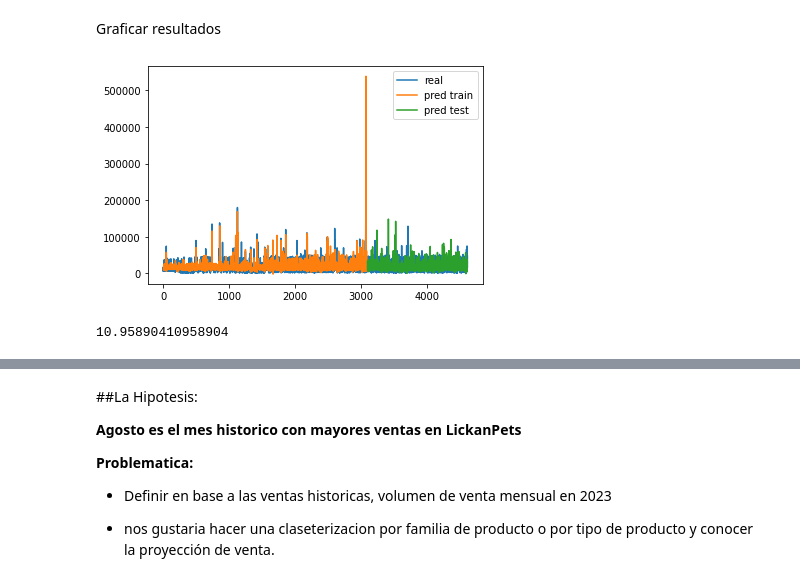
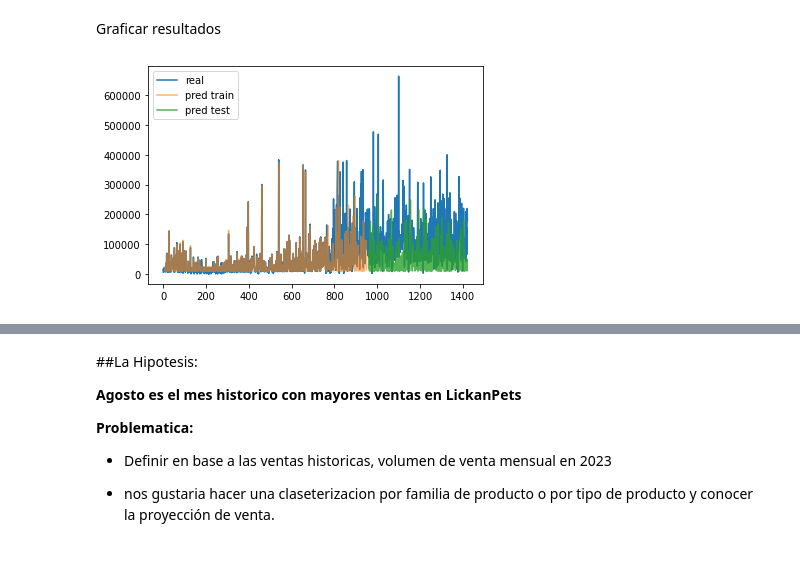
Before and after one commit to hcnancho/lickan_ventas_2023, a Jupyter notebook: Lickan_Deep_2022_RNN_df_al_gato_rev2.ipynb, the cells around one changed output, grey strips where cells are left out. Saved outputs shown, nothing was run; the diff lists cells and outputs as text; code cells hidden in the pictures.

```diff
--- a/Lickan_Deep_2022_RNN_df_al_gato_rev2.ipynb
+++ b/Lickan_Deep_2022_RNN_df_al_gato_rev2.ipynb
@@ -221,3 +245,5 @@ plt.title('Ventas Alimento Gato por Años')
 plt.show()
 # %% [output]
 [figure]
+# %%
+df_ventas_dia = df_sort.groupby(['Fecha_Venta']).sum()
@@ -224,6 +275,6 @@ plt.show()
 # %%
 # Extraemos la columna Ventas para el desarrollo del modelo Deep Learning
 
-df_sort = df_sort.drop(columns=['Fecha_Venta'])
+df_sort = df_ventas_dia.reset_index()
 df_sort.head()
 # %% [output]
@@ -351,8 +416,12 @@ from keras.constraints import nonneg
 
 
 model = Sequential()
-model.add(SimpleRNN(32,input_shape=(1, look_back), activation='relu', return_sequences=True))
+model.add(SimpleRNN(8, activation='relu',input_shape=(1,look_back), return_sequences=True))
+model.add(SimpleRNN(16, activation='relu', return_sequences = True))
+model.add(SimpleRNN(32, activation='relu', return_sequences = True))
+model.add(SimpleRNN(64, activation='relu', return_sequences = True))
 model.add(SimpleRNN(128, activation='relu'))
+
 model.add((Dense(1, activation='linear', kernel_constraint=nonneg())))
 
 print(model.summary())
@@ -392,8 +462,8 @@ Entrenamiento
 # %%
 history = model.fit(X_train,
                     y_train,
-                    epochs=300,
-                    batch_size=16,
+                    epochs=10000,
+                    batch_size=25,
                     verbose=2,
                     validation_split=0.2)
 # %% [output]
@@ -449,23 +519,19 @@ Graficar resultados
 # %%
 # Creamos un arreglo vacío para acomodar las predicciones de entrenamiento en el rango correcto
 train_predict_curve = np.empty_like(dataset)
 train_predict_curve[:, :] = np.nan
 train_predict_curve[look_back:len(train_predictions)+look_back, :] = train_predictions
 
 # Hacemos lo mismo para las predicciones del conjunto de test y ubicamos las predicciones luego de las predicciones de entrenamiento.
 test_predict_curve = np.empty_like(dataset)
 test_predict_curve[:, :] = np.nan
 test_predict_curve[len(train_predictions)+(look_back*2)+1:len(dataset)-1, :] = test_predictions
 
 # Graficamos
 a1, = plt.plot(scaler.inverse_transform(dataset))
-a2, = plt.plot(train_predict_curve)
-a3, = plt.plot(test_predict_curve)
+a2, = plt.plot(train_predict_curve, alpha=0.6)
+a3, = plt.plot(test_predict_curve, alpha=0.8)
 plt.legend([a1, a2, a3], ['real','pred train','pred test'])
 plt.show()
 # %% [output]
-[figure, old version]
+[figure, new version]
-# %%
-4000 / 365
-# %% [output]
-10.95890410958904
```
Also changed, not shown: parts of 21 cells of this notebook.
